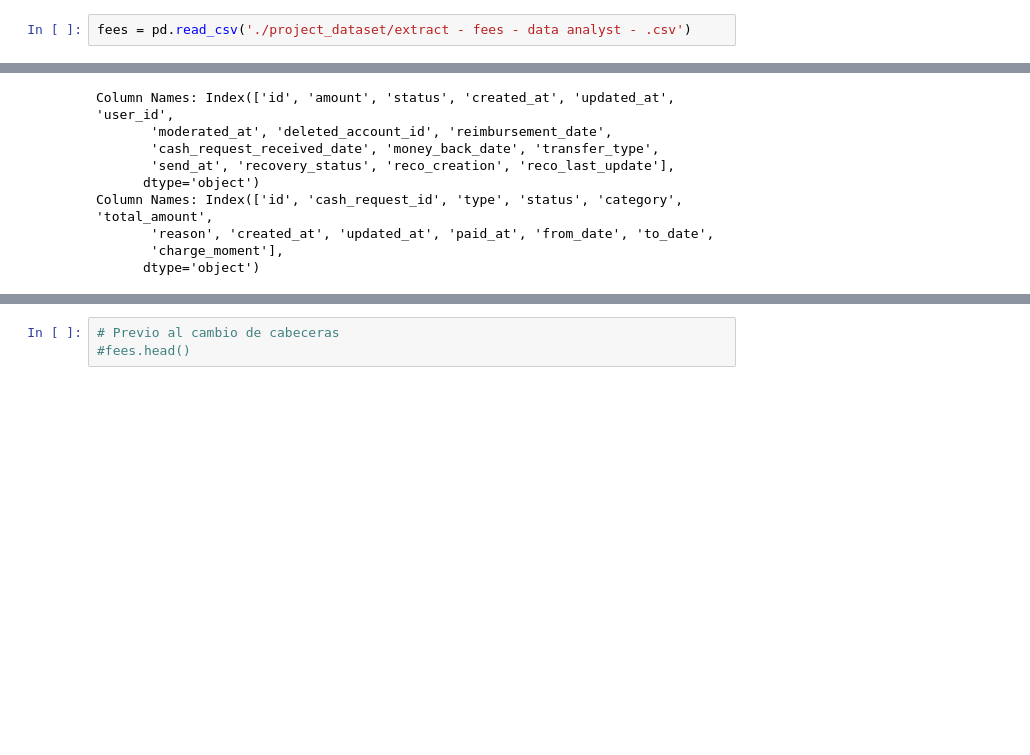
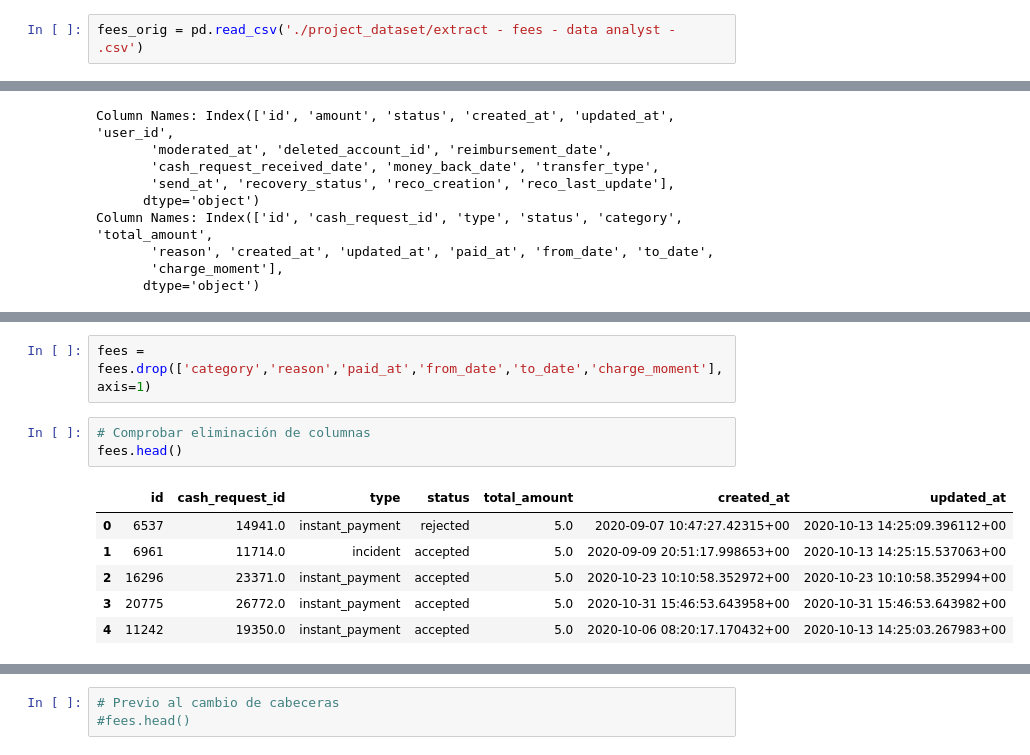
Before and after one commit to cutmountain/ironhack-data-analytics, a Jupyter notebook: modulo-1/sesion-15/project-1-ironhack-payments-es-main/ironhack-payments.ipynb, the cells around one changed output, grey strips where cells are left out. Drawn from its saved outputs; the diff is of its cells as text; blank space fills up the shorter version.

```diff
--- a/modulo-1/sesion-15/project-1-ironhack-payments-es-main/ironhack-payments.ipynb
+++ b/modulo-1/sesion-15/project-1-ironhack-payments-es-main/ironhack-payments.ipynb
@@ -10,2 +24,2 @@ cash = pd.read_csv('./project_dataset/extract - cash request - data analyst.csv'
 # %%
-fees = pd.read_csv('./project_dataset/extract - fees - data analyst - .csv')
+fees_orig = pd.read_csv('./project_dataset/extract - fees - data analyst - .csv')
@@ -66,0 +86,12 @@ Column Names: Index(['id', 'cash_request_id', 'type', 'status', 'category', 'tot
+# %%
+fees = fees.drop(['category','reason','paid_at','from_date','to_date','charge_moment'], axis=1)
+# %%
+# Comprobar eliminación de columnas
+fees.head()
+# %% [output]
+|  | id | cash_request_id | type | status | total_amount | created_at | updated_at |
+| 0 | 6537 | 14941.0 | instant_payment | rejected | 5.0 | 2020-09-07 10:47:27.42315+00 | 2020-10-13 14:25:09.396112+00 |
+| 1 | 6961 | 11714.0 | incident | accepted | 5.0 | 2020-09-09 20:51:17.998653+00 | 2020-10-13 14:25:15.537063+00 |
+| 2 | 16296 | 23371.0 | instant_payment | accepted | 5.0 | 2020-10-23 10:10:58.352972+00 | 2020-10-23 10:10:58.352994+00 |
+| 3 | 20775 | 26772.0 | instant_payment | accepted | 5.0 | 2020-10-31 15:46:53.643958+00 | 2020-10-31 15:46:53.643982+00 |
+| 4 | 11242 | 19350.0 | instant_payment | accepted | 5.0 | 2020-10-06 08:20:17.170432+00 | 2020-10-13 14:25:03.267983+00 |
```
Also changed, not shown: parts of 24 cells of this notebook.
